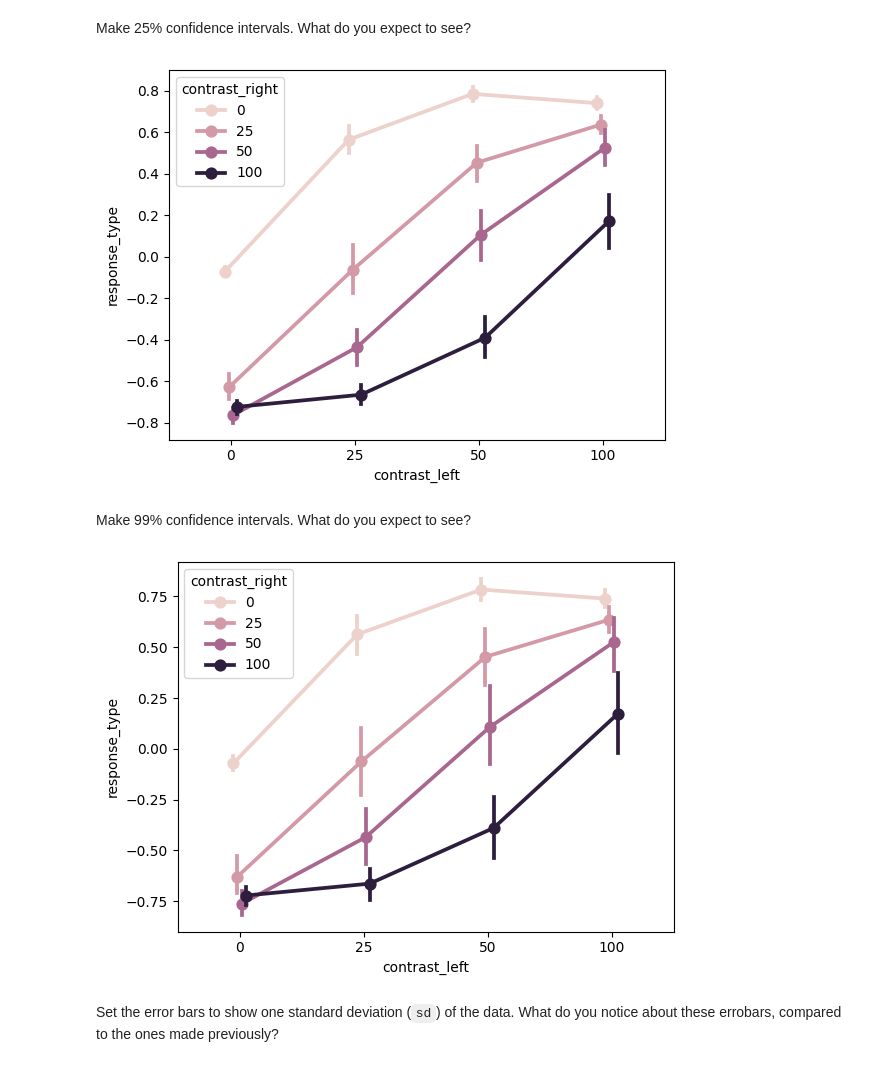
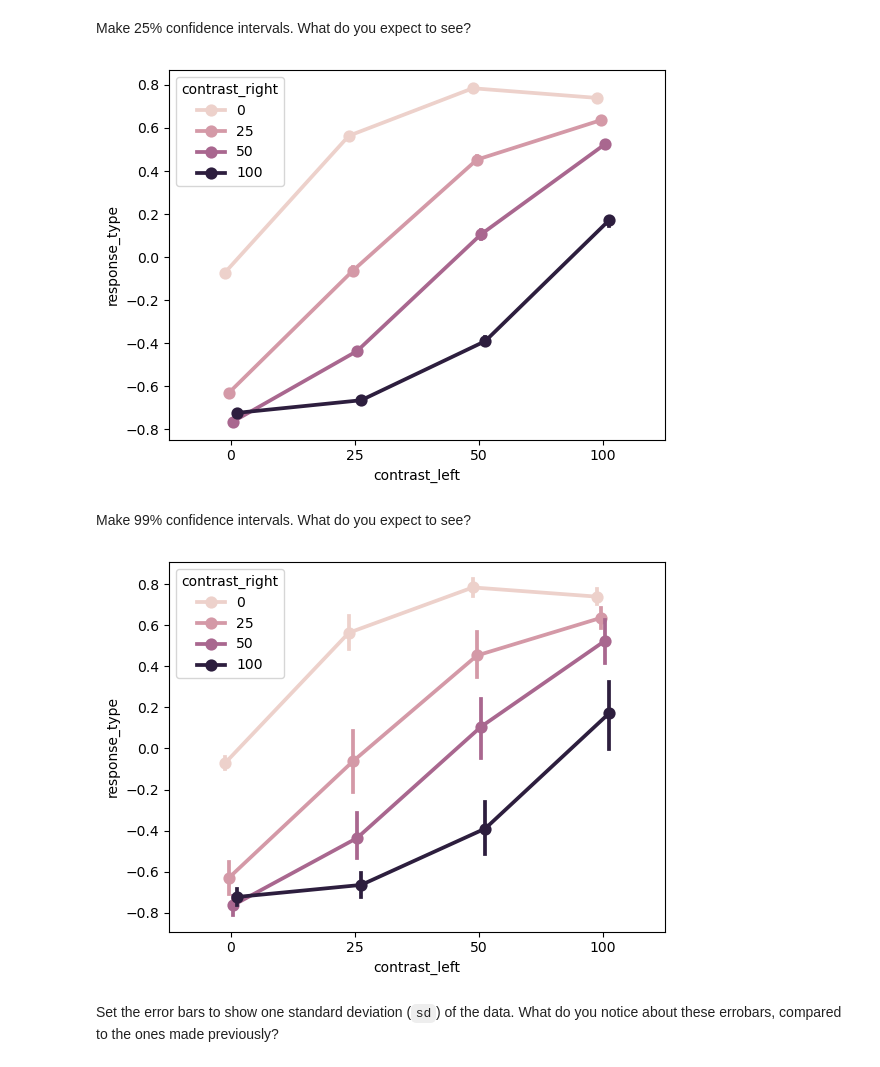
Before and after one commit to ibehave-ibots/iBOTS-Tools, a Jupyter notebook: workshops/python-workshop-1/plan/day2/3 Task Performance Analysis With Pandas And Seaborn.ipynb, the cells around one changed output. Cells and saved outputs as stored; diff of their text form; code cells hidden in the pictures.

```diff
--- a/workshops/python-workshop-1/plan/day2/3 Task Performance Analysis With Pandas And Seaborn.ipynb
+++ b/workshops/python-workshop-1/plan/day2/3 Task Performance Analysis With Pandas And Seaborn.ipynb
@@ -180,15 +187,15 @@ sns.pointplot(data=df, x='contrast_left', hue='contrast_right', y='response_type
 # %% [markdown]
 Make 25% confidence intervals.  What do you expect to see?
 # %%
-sns.pointplot(data=df, x='contrast_left', hue='contrast_right', y='response_type', errorbar=('ci', 95), dodge=True);
+sns.pointplot(data=df, x='contrast_left', hue='contrast_right', y='response_type', errorbar=('ci', 25), dodge=True);
 # %% [output]
-[figure, old version]
+[figure, new version]
 # %% [markdown]
 Make 99% confidence intervals. What do you expect to see?
 # %%
-sns.pointplot(data=df, x='contrast_left', hue='contrast_right', y='response_type', errorbar=('ci', 99.9), dodge=True);
+sns.pointplot(data=df, x='contrast_left', hue='contrast_right', y='response_type', errorbar=('ci', 99), dodge=True);
 # %% [output]
-[figure, old version]
+[figure, new version]
 # %% [markdown]
 Set the error bars to show one standard deviation (`sd`) of the data.  What do you notice about these errobars, compared to the ones made previously?
 # %%
```
Also changed, not shown: parts of 20 cells of this notebook.
